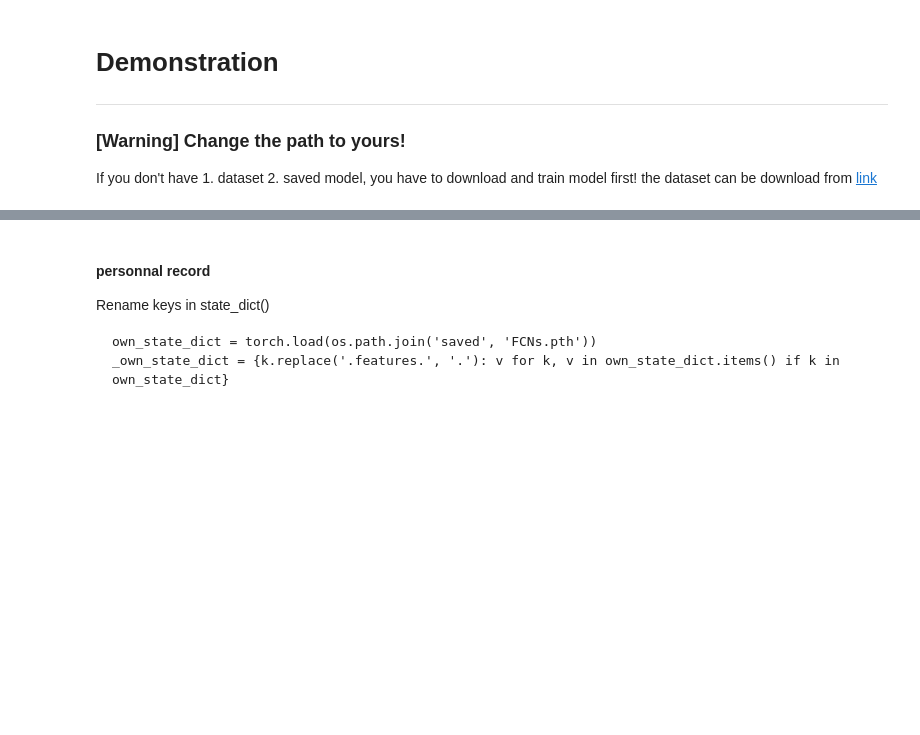
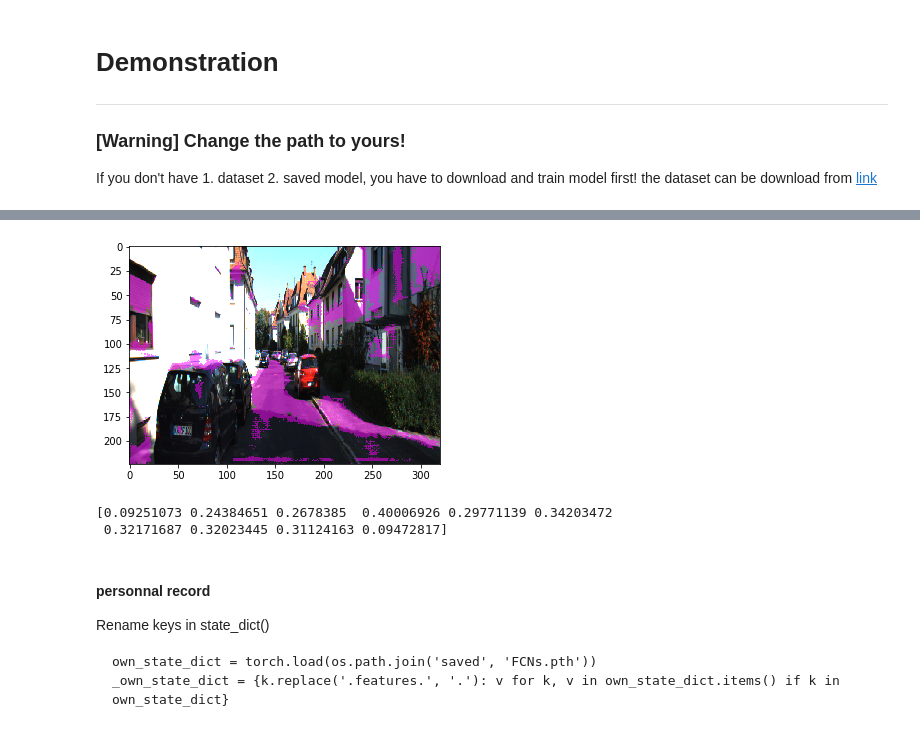
Before and after one commit to jedichien/pytorch_fcn, a Jupyter notebook: demo.ipynb, the cells around one changed output, grey strips where cells are left out. Saved outputs shown, nothing was run; the diff lists cells and outputs as text; code cells hidden in the pictures; blank space fills up the shorter version.

```diff
--- a/demo.ipynb
+++ b/demo.ipynb
@@ -64,3 +46,17 @@ pyplot.show()
+# %%
+_test = direct_render(_X, predict)
+pyplot.figure()
+pyplot.imshow(_test[0])
+pyplot.draw()
+# %% [output]
+[figure, added]
+# %%
+# IU
+values, means = iu(predict_map, _Y.data.cpu().numpy())
+print(means)
+# %% [output]
+[0.09251073 0.24384651 0.2678385  0.40006926 0.29771139 0.34203472
+ 0.32171687 0.32023445 0.31124163 0.09472817]
 # %% [markdown]
 #### personnal record
 Rename keys in state_dict()
```
Also changed, not shown: parts of 6 cells of this notebook, 5 other files.
